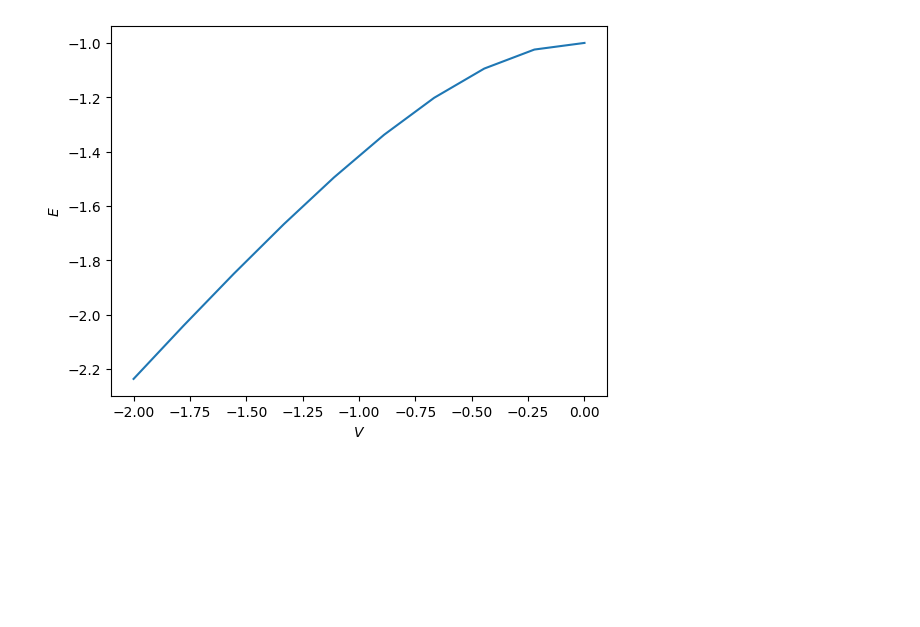
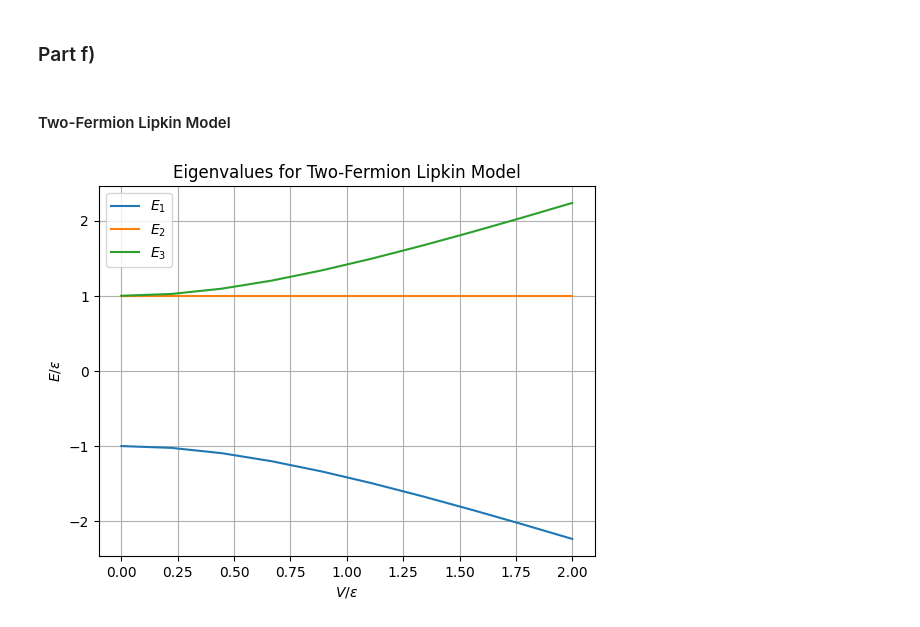
Before and after one commit to semapheur/fys5419, a Jupyter notebook: project_1/code/part_fg.ipynb, the cells around one changed output. Drawn from its saved outputs; the diff is of its cells as text; code cells hidden in the pictures; blank space fills up the shorter version.

```diff
--- a/project_1/code/part_fg.ipynb
+++ b/project_1/code/part_fg.ipynb
@@ -1,20 +1,29 @@
+# %% [markdown]
+### Part f)
+# %% [markdown]
+#### Two-Fermion Lipkin Model
 # %%
 import numpy as np
 from matplotlib import pyplot as plt
 
 from vqe_lipkin import exact_energies
 
 # parameters
 N = 2
-eps = 1
+eps = 0
 W = 0
-V_array = np.linspace(0, -2, 10)
+V_array = np.linspace(0, 2, 10)
 
 energies = exact_energies(N, eps, W, V_array)
 
-plt.plot(V_array, energies[:,0])
-plt.xlabel(r"$V$")
-plt.ylabel(r"$E$")
+for i in range(energies.shape[1]):
+  plt.plot(V_array, energies[:,i], label=f"$E_{i + 1}$")
+plt.xlabel(r"$V/\epsilon$")
+plt.ylabel(r"$E/\epsilon$")
+plt.title("Eigenvalues for Two-Fermion Lipkin Model")
+plt.legend()
+plt.grid(True)
+#plt.savefig("vqe_lipkin_twofermion_exact.pdf", format="pdf")
 plt.show()
 # %% [output]
-[figure, old version]
+[figure, new version]
```
Also changed, not shown: parts of 7 cells of this notebook, 32 other files.
